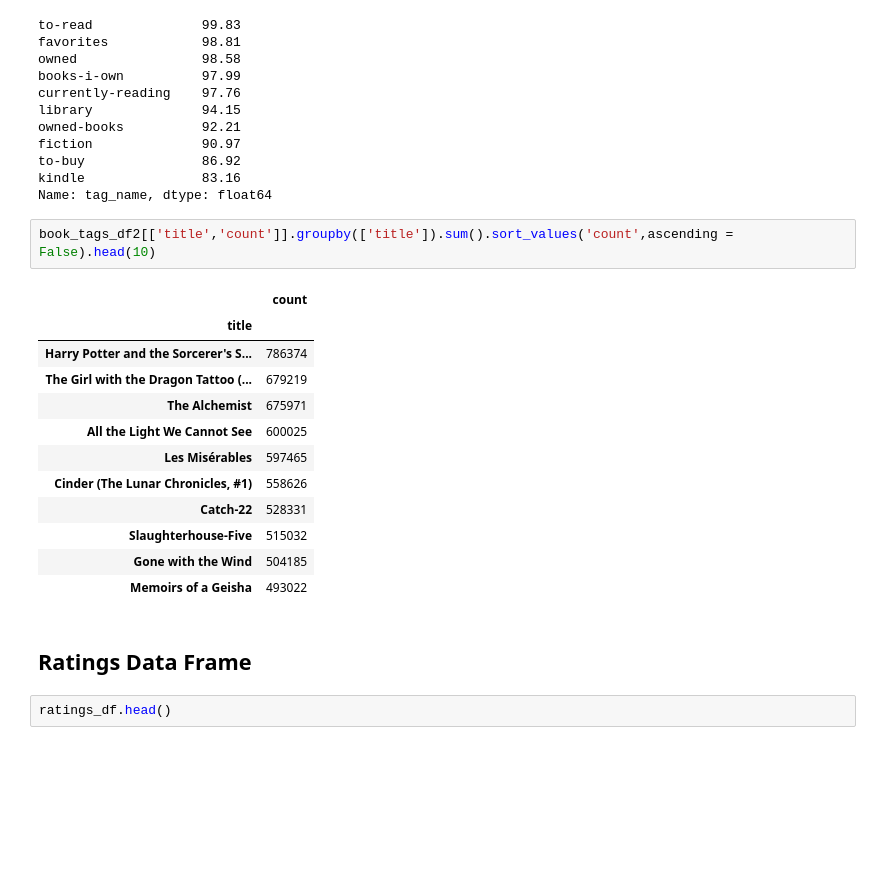
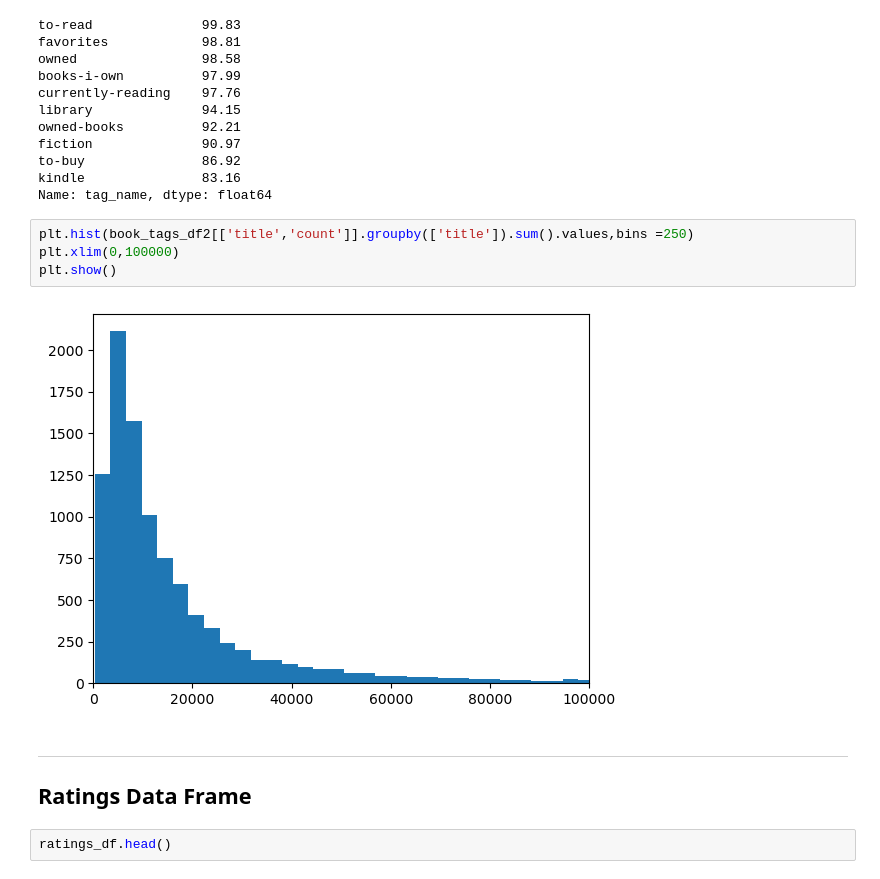
Before and after one commit to CamelSal/BookRecommender, a Jupyter notebook: CapstoneEDA.ipynb, the cells around one changed output. Cells and saved outputs as stored; diff of their text form; blank space fills up the shorter version.

```diff
--- a/CapstoneEDA.ipynb
+++ b/CapstoneEDA.ipynb
@@ -492,21 +495,13 @@ to-buy               86.92
 kindle               83.16
 Name: tag_name, dtype: float64
 # %%
-book_tags_df2[['title','count']].groupby(['title']).sum().sort_values('count',ascending = False).head(10)
+plt.hist(book_tags_df2[['title','count']].groupby(['title']).sum().values,bins =250)
+plt.xlim(0,100000)
+plt.show()
 # %% [output]
-|  | count |
-| title |  |
-| Harry Potter and the Sorcerer's S... | 786374 |
-| The Girl with the Dragon Tattoo (... | 679219 |
-| The Alchemist | 675971 |
-| All the Light We Cannot See | 600025 |
-| Les Misérables | 597465 |
-| Cinder (The Lunar Chronicles, #1) | 558626 |
-| Catch-22 | 528331 |
-| Slaughterhouse-Five | 515032 |
-| Gone with the Wind | 504185 |
-| Memoirs of a Geisha | 493022 |
+[figure, added]
 # %% [markdown]
+---
 ## Ratings Data Frame <a class="anchor" id="part-4"></a>
 # %%
 ratings_df.head()
```
Also changed, not shown: parts of 24 cells of this notebook.
